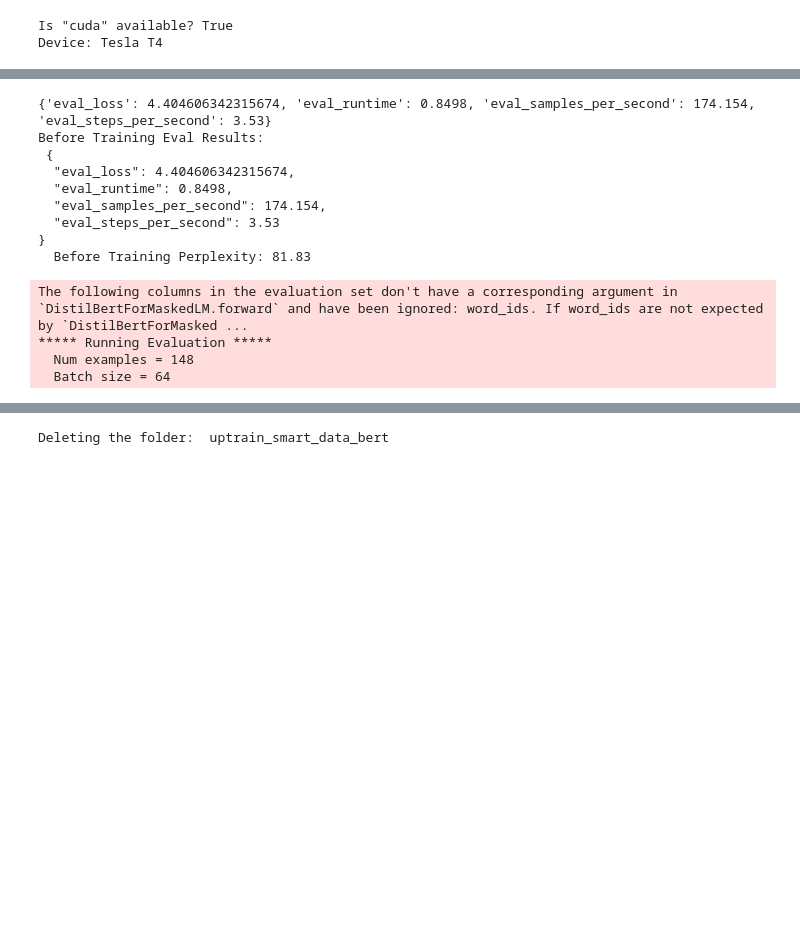
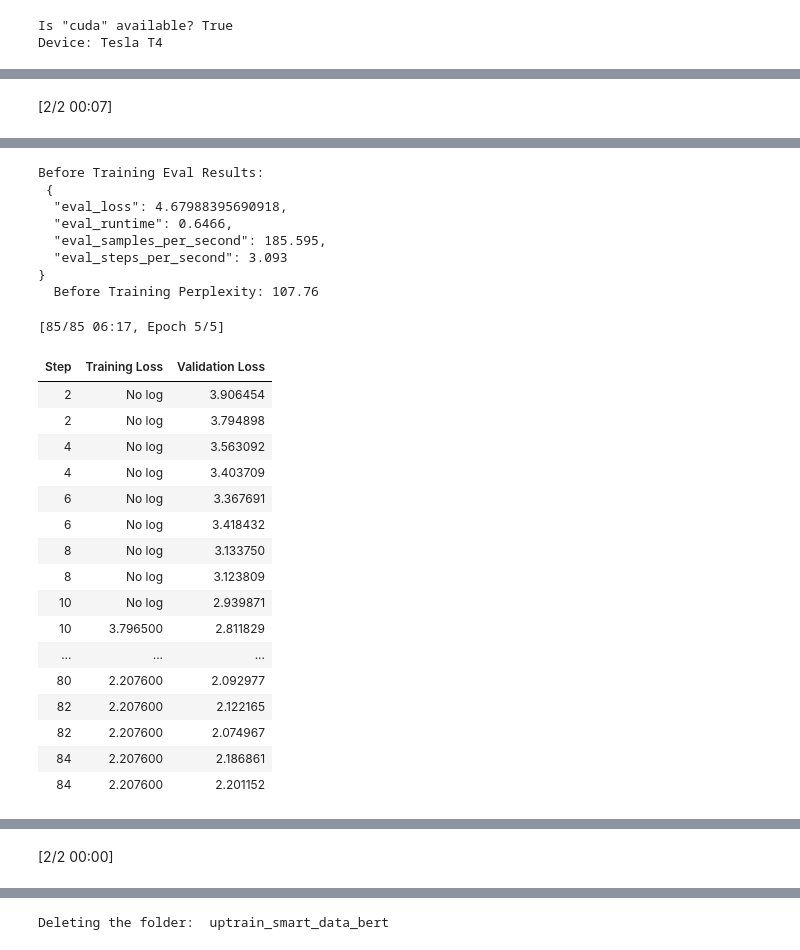
Before and after one commit to a-r-r-o-w/mlm-product-customer-support-team, a Jupyter notebook: src/unreality_ai_uptrain_hackathon.ipynb, the cells around one changed output, grey strips where cells are left out. Saved outputs shown, nothing was run; the diff lists cells and outputs as text; code cells hidden in the pictures; blank space fills up the shorter version.

```diff
--- a/src/unreality_ai_uptrain_hackathon.ipynb
+++ b/src/unreality_ai_uptrain_hackathon.ipynb
@@ -204,6 +212,19 @@ def create_dataset_from_csv(file_name, col_name, save_file_name, attrs={}):
   with open(save_file_name, 'w') as f:
       json.dump(json_data, f)
   return save_file_name
+# %%
+class CustomCallback (transformers.TrainerCallback):
+  def __init__(self, trainer) -> None:
+    super().__init__()
+    self._trainer = trainer
+    self.outputs = []
+
+  def on_step_end(self, args, state, control, **kwargs):
+    self.outputs.append(state)
+    if control.should_evaluate:
+      control_copy = copy.deepcopy(control)
+      self._trainer.evaluate(eval_dataset=self._trainer.train_dataset, metric_key_prefix="train")
+      return control_copy
 # %%
 tokenizer = AutoTokenizer.from_pretrained(model_checkpoint)
 
@@ -266,5 +295,14 @@ def top_k_tokens (model, text, k = 5):
   return [tokenizer.decode([token]) for token in top_k_tokens]
 # %% [markdown]
 ### Test using non-finetuned model to get an idea of basic mask-filling capability of distilbert-base-uncased
+# %%
+TOP_K = 10
+TESTING_TEXT = [
+  "Nike shoes are very [MASK]",
+  "Nike atheletic wear is known for being very [MASK]",
+  "Nike [MASK] shoes are very comfortable",
+  "Trousers and Hoodies made by [MASK] are not very expensive",
+  "Nike tshirts are famous for being [MASK]"
+]
 # %%
 unmasker = pipeline('fill-mask', model = model_checkpoint)
@@ -313,12 +345,3 @@ model, tokenizer = get_model_and_tokenizer()
 # %% [output]
 Is "cuda" available? True
 Device: Tesla T4
-# %%
-TOP_K = 5
-TESTING_TEXT = [
-  "Nike shoes are very [MASK]",
-  "Nike atheletic wear is known for being very [MASK]",
-  "Nike [MASK] shoes are very comfortable",
-  "Trousers and Hoodies made by [MASK] are not very expensive",
-  "Nike tshirts are famous for being [MASK]"
-]
@@ -441,5 +546,5 @@ dataset['data'][:10]
 # %%
-def perform_training_and_testing (model, data_file_name, epochs):
+def perform_training_and_testing (model, model_save_file_name, data_file_name, epochs):
   original_model_outputs = []
   retrained_model_outputs = []
 
@@ -449,7 +554,7 @@ def perform_training_and_testing (model, data_file_name, epochs):
       'tokens': top_k_tokens(model, text, TOP_K)
     })
 
-  retrain_model(model, data_file_name, epochs)
+  retrained_data = retrain_model(model, data_file_name, epochs, model_save_file_name)
 
   for text in TESTING_TEXT:
     retrained_model_outputs.append({
@@ -457,7 +562,7 @@ def perform_training_and_testing (model, data_file_name, epochs):
       'tokens': top_k_tokens(model, text, TOP_K)
     })
 
-  return original_model_outputs, retrained_model_outputs
+  return original_model_outputs, retrained_model_outputs, retrained_data
 
 def pretty_print_original_vs_retrained_outputs (original_model_outputs, retrained_model_outputs):
   for original, retrained in zip(original_model_outputs, retrained_model_outputs):
@@ -468,8 +573,8 @@ def pretty_print_original_vs_retrained_outputs (original_model_outputs, retraine
 # %%
 model, tokenizer = get_model_and_tokenizer()
 
-original_model_outputs, retrained_model_outputs = \
-  perform_training_and_testing(model, synthesized_data_file_name, 2)
+original_model_outputs, retrained_model_outputs, results_v1 = \
+  perform_training_and_testing(model, model_save_file_name + '-v1', synthesized_data_file_name, epochs=5)
 
 pretty_print_original_vs_retrained_outputs(original_model_outputs, retrained_model_outputs)
 # %% [output]
@@ -480,0 +612 @@ Dataset json downloaded and prepared to /root/.cache/huggingface/datasets/json/d
+[2/2 00:07]
@@ -494,14 +621,27 @@ The following columns in the training set don't have a corresponding argument in
   Number of trainable parameters = 66985530
-{'eval_loss': 4.404606342315674, 'eval_runtime': 0.8498, 'eval_samples_per_second': 174.154, 'eval_steps_per_second': 3.53}
 Before Training Eval Results:
  {
-  "eval_loss": 4.404606342315674,
-  "eval_runtime": 0.8498,
-  "eval_samples_per_second": 174.154,
-  "eval_steps_per_second": 3.53
+  "eval_loss": 4.67988395690918,
+  "eval_runtime": 0.6466,
+  "eval_samples_per_second": 185.595,
+  "eval_steps_per_second": 3.093
 }
-  Before Training Perplexity: 81.83
+  Before Training Perplexity: 107.76
-The following columns in the evaluation set don't have a corresponding argument in `DistilBertForMaskedLM.forward` and have been ignored: word_ids. If word_ids are not expected by `DistilBertForMasked ...
-***** Running Evaluation *****
-  Num examples = 148
-  Batch size = 64
+[85/85 06:17, Epoch 5/5]
+| Step | Training Loss | Validation Loss |
+| 2 | No log | 3.906454 |
+| 2 | No log | 3.794898 |
+| 4 | No log | 3.563092 |
+| 4 | No log | 3.403709 |
+| 6 | No log | 3.367691 |
+| 6 | No log | 3.418432 |
+| 8 | No log | 3.133750 |
+| 8 | No log | 3.123809 |
+| 10 | No log | 2.939871 |
+| 10 | 3.796500 | 2.811829 |
+| ... | ... | ... |
+| 80 | 2.207600 | 2.092977 |
+| 82 | 2.207600 | 2.122165 |
+| 82 | 2.207600 | 2.074967 |
+| 84 | 2.207600 | 2.186861 |
+| 84 | 2.207600 | 2.201152 |
@@ -508,0 +665 @@ The following columns in the evaluation set don't have a corresponding argument
+[2/2 00:00]
```
Also changed, not shown: parts of 23 cells of this notebook.
